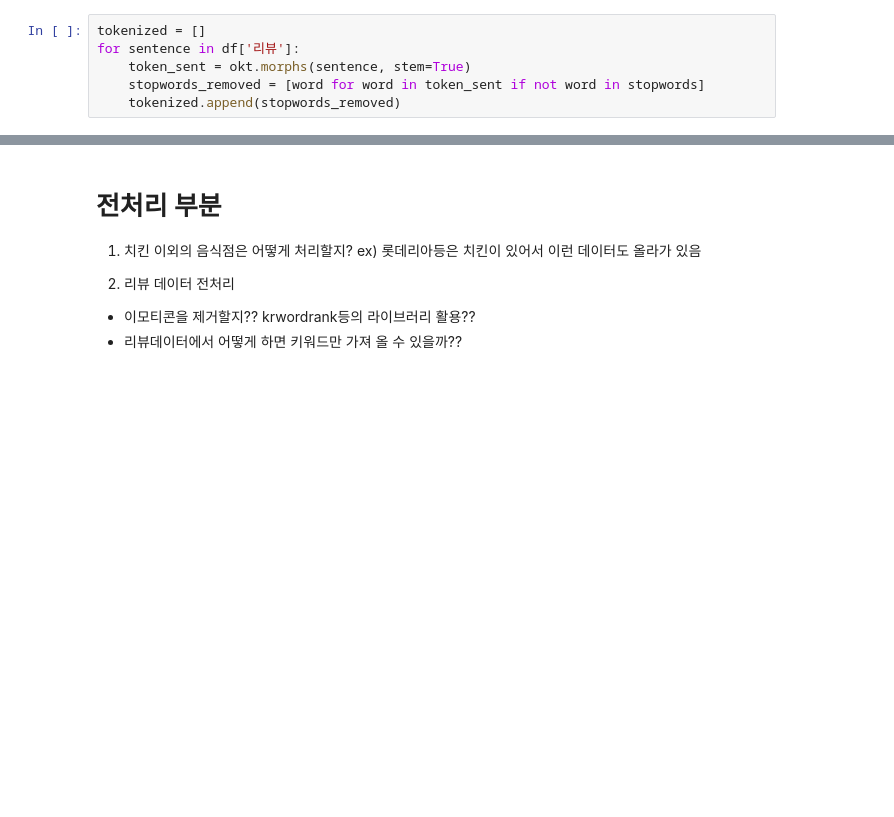
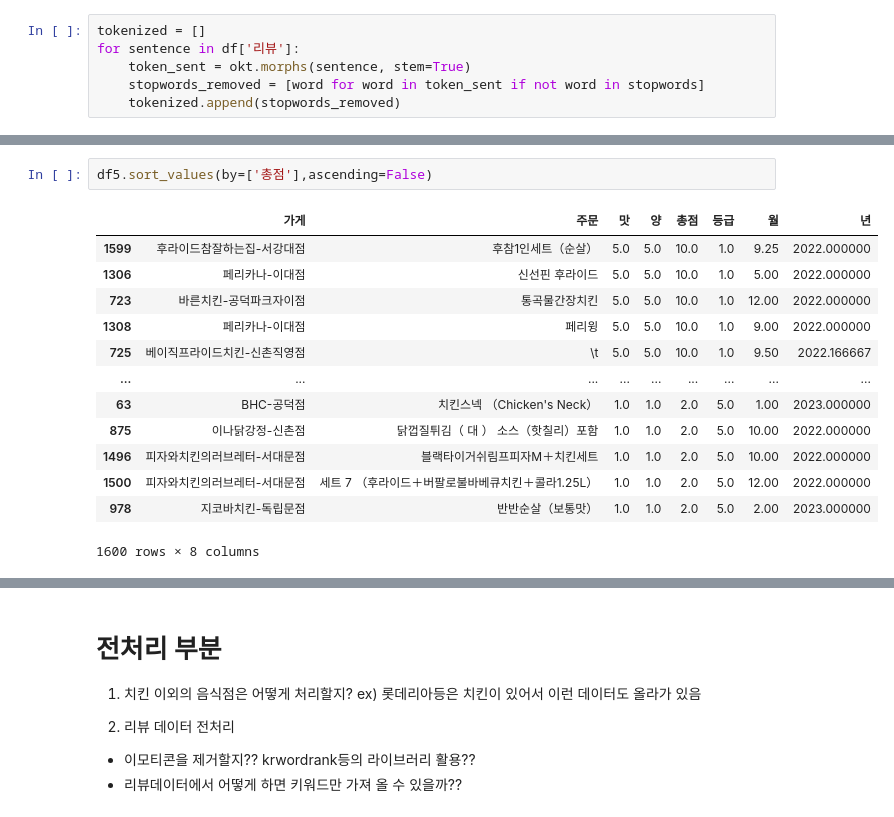
Before and after one commit to synoti21/BOAZ-Mini-Project1, a Jupyter notebook: 요기요_치킨_추천시스템(김주은).ipynb, the cells around one changed output, grey strips where cells are left out. Drawn from its saved outputs; the diff is of its cells as text; blank space fills up the shorter version.

```diff
--- a/요기요_치킨_추천시스템(김주은).ipynb
+++ b/요기요_치킨_추천시스템(김주은).ipynb
@@ -252,0 +323,16 @@ for sentence in df['리뷰']:
+# %%
+df5.sort_values(by=['총점'],ascending=False)
+# %% [output]
+|  | 가게 | 주문 | 맛 | 양 | 총점 | 등급 | 월 | 년 |
+| 1599 | 후라이드참잘하는집-서강대점 | 후참1인세트（순살） | 5.0 | 5.0 | 10.0 | 1.0 | 9.25 | 2022.000000 |
+| 1306 | 페리카나-이대점 | 신선핀 후라이드 | 5.0 | 5.0 | 10.0 | 1.0 | 5.00 | 2022.000000 |
+| 723 | 바른치킨-공덕파크자이점 | 통곡물간장치킨 | 5.0 | 5.0 | 10.0 | 1.0 | 12.00 | 2022.000000 |
+| 1308 | 페리카나-이대점 | 페리윙 | 5.0 | 5.0 | 10.0 | 1.0 | 9.00 | 2022.000000 |
+| 725 | 베이직프라이드치킨-신촌직영점 | \t | 5.0 | 5.0 | 10.0 | 1.0 | 9.50 | 2022.166667 |
+| ... | ... | ... | ... | ... | ... | ... | ... | ... |
+| 63 | BHC-공덕점 | 치킨스넥 （Chicken's Neck） | 1.0 | 1.0 | 2.0 | 5.0 | 1.00 | 2023.000000 |
+| 875 | 이나닭강정-신촌점 | 닭껍질튀김（ 대 ） 소스（핫칠리）포함 | 1.0 | 1.0 | 2.0 | 5.0 | 10.00 | 2022.000000 |
+| 1496 | 피자와치킨의러브레터-서대문점 | 블랙타이거쉬림프피자M＋치킨세트 | 1.0 | 1.0 | 2.0 | 5.0 | 10.00 | 2022.000000 |
+| 1500 | 피자와치킨의러브레터-서대문점 | 세트 7 （후라이드＋버팔로불바베큐치킨＋콜라1.25L） | 1.0 | 1.0 | 2.0 | 5.0 | 12.00 | 2022.000000 |
+| 978 | 지코바치킨-독립문점 | 반반순살（보통맛） | 1.0 | 1.0 | 2.0 | 5.0 | 2.00 | 2023.000000 |
+1600 rows × 8 columns
```
Also changed, not shown: parts of 31 cells of this notebook.
